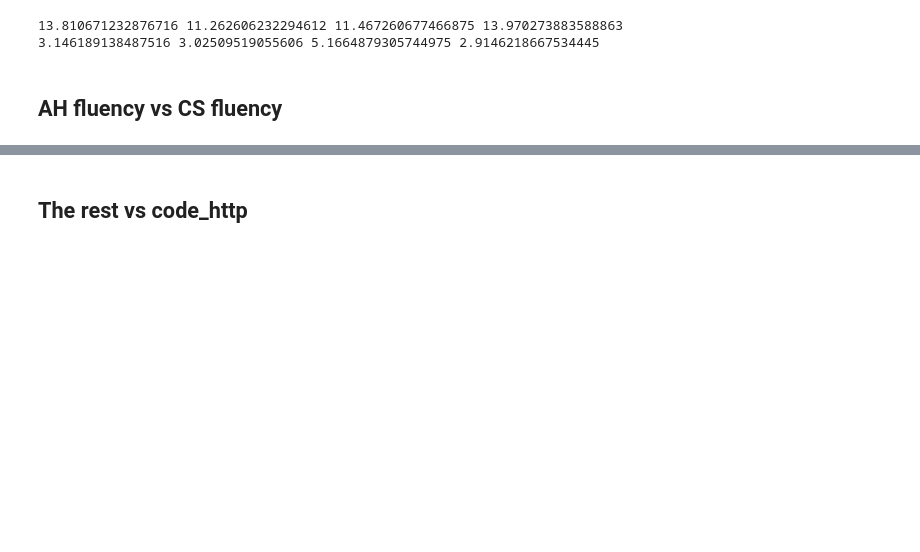
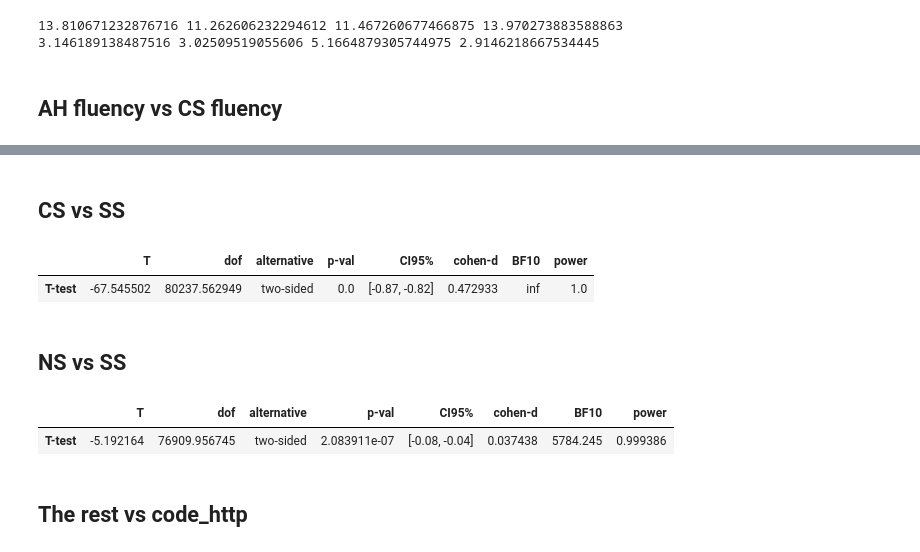
Before and after one commit to esther119/Understand-How-English-Fluency-Affects-Grade, a Jupyter notebook: College buckets.ipynb, the cells around one changed output, grey strips where cells are left out. Drawn from its saved outputs; the diff is of its cells as text; code cells hidden in the pictures; blank space fills up the shorter version.

```diff
--- a/College buckets.ipynb
+++ b/College buckets.ipynb
@@ -224,3 +236,27 @@ result
+# %% [markdown]
+## CS vs SS
+# %%
+result = pg.ttest(CS_score,
+                  SS_score,
+                  correction=True)
+
+# Print the result
+result
+# %% [output]
+|  | T | dof | alternative | p-val | CI95% | cohen-d | BF10 | power |
+| T-test | -67.545502 | 80237.562949 | two-sided | 0.0 | [-0.87, -0.82] | 0.472933 | inf | 1.0 |
+# %% [markdown]
+## NS vs SS
+# %%
+result = pg.ttest(NS_score,
+                  SS_score,
+                  correction=True)
+
+# Print the result
+result
+# %% [output]
+|  | T | dof | alternative | p-val | CI95% | cohen-d | BF10 | power |
+| T-test | -5.192164 | 76909.956745 | two-sided | 2.083911e-07 | [-0.08, -0.04] | 0.037438 | 5784.245 | 0.999386 |
 # %% [markdown]
 ## The rest vs code_http
 # %%
```
Also changed, not shown: parts of 12 cells of this notebook, 4 other files.
